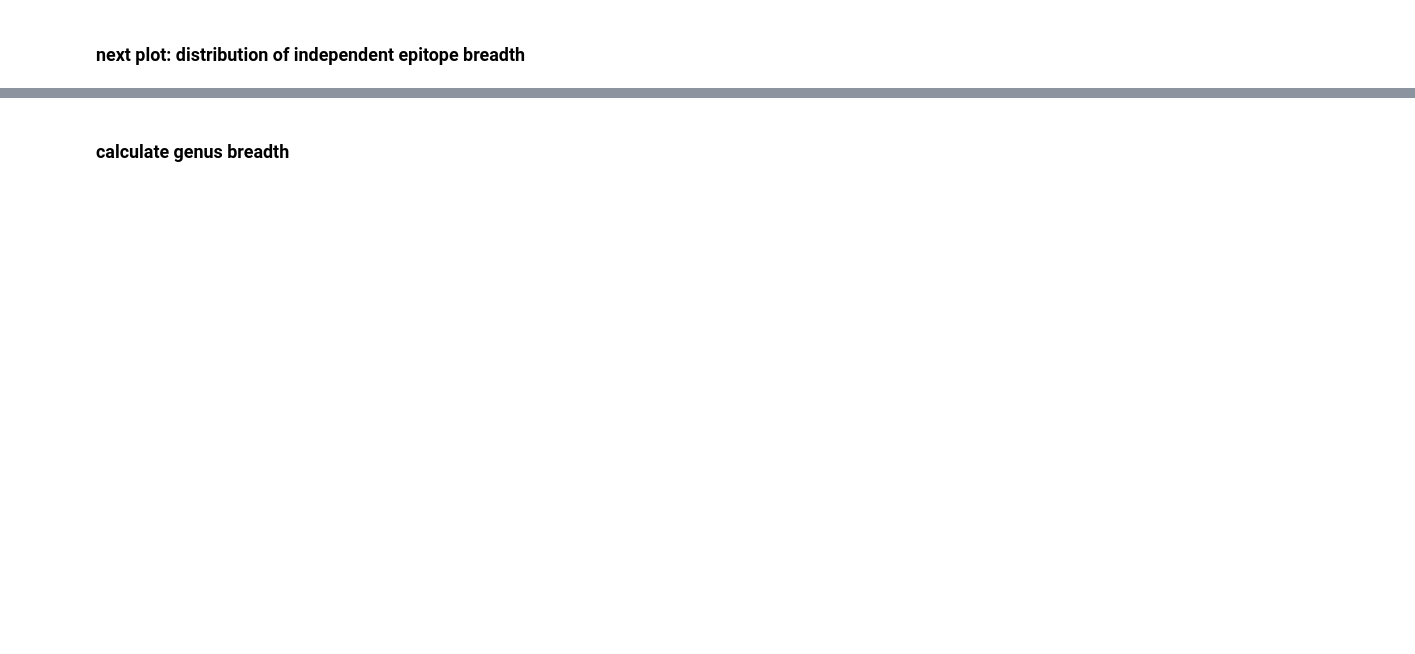
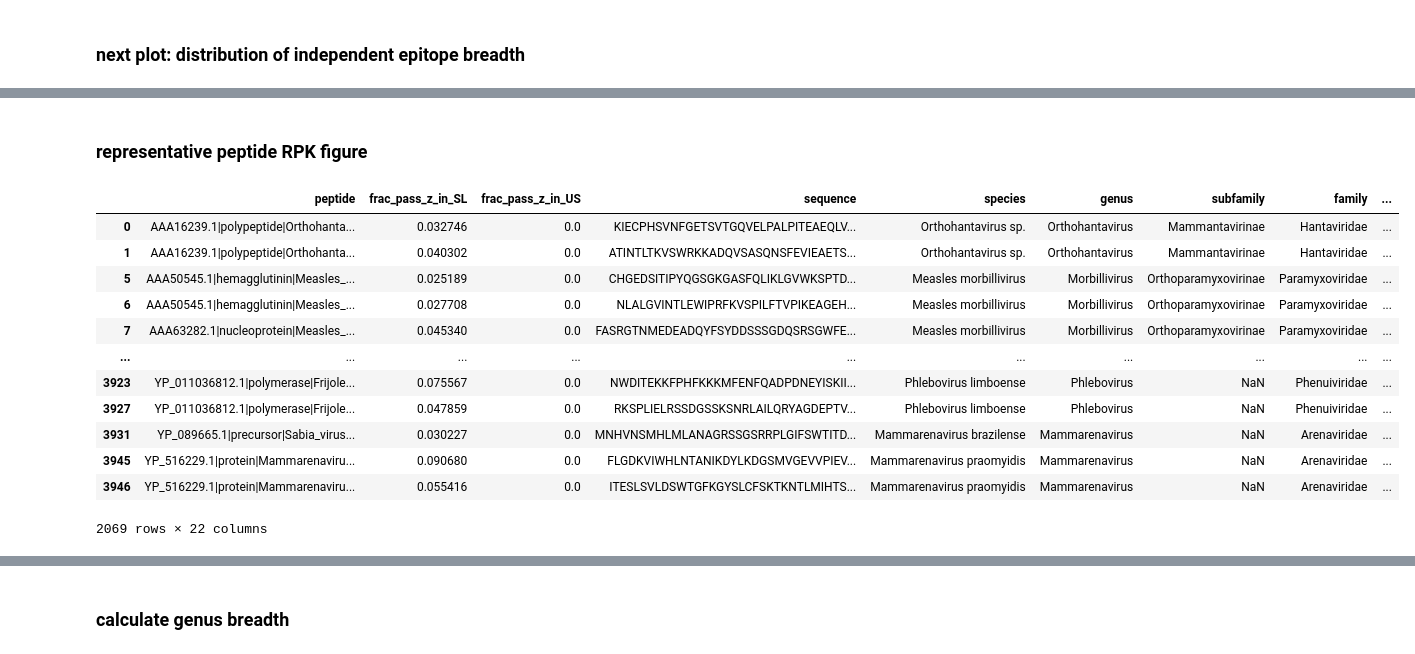
Before and after one commit to sporak577/lasv_phipseq_2026, a Jupyter notebook: Analysis_w_cluster_assignment_090426.ipynb/cluster_based_analysis_090526.ipynb, the cells around one changed output, grey strips where cells are left out. Drawn from its saved outputs; the diff is of its cells as text; code cells hidden in the pictures; blank space fills up the shorter version.

```diff
--- a/Analysis_w_cluster_assignment_090426.ipynb/cluster_based_analysis_090526.ipynb
+++ b/Analysis_w_cluster_assignment_090426.ipynb/cluster_based_analysis_090526.ipynb
@@ -481,0 +558,18 @@ plt.show()
+# %% [markdown]
+### representative peptide RPK figure
+# %%
+hits_species_specific
+# %% [output]
+|  | peptide | frac_pass_z_in_SL | frac_pass_z_in_US | sequence | species | genus | subfamily | family | ... |
+| 0 | AAA16239.1|polypeptide|Orthohanta... | 0.032746 | 0.0 | KIECPHSVNFGETSVTGQVELPALPITEAEQLV... | Orthohantavirus sp. | Orthohantavirus | Mammantavirinae | Hantaviridae | ... |
+| 1 | AAA16239.1|polypeptide|Orthohanta... | 0.040302 | 0.0 | ATINTLTKVSWRKKADQVSASQNSFEVIEAETS... | Orthohantavirus sp. | Orthohantavirus | Mammantavirinae | Hantaviridae | ... |
+| 5 | AAA50545.1|hemagglutinin|Measles_... | 0.025189 | 0.0 | CHGEDSITIPYQGSGKGASFQLIKLGVWKSPTD... | Measles morbillivirus | Morbillivirus | Orthoparamyxovirinae | Paramyxoviridae | ... |
+| 6 | AAA50545.1|hemagglutinin|Measles_... | 0.027708 | 0.0 | NLALGVINTLEWIPRFKVSPILFTVPIKEAGEH... | Measles morbillivirus | Morbillivirus | Orthoparamyxovirinae | Paramyxoviridae | ... |
+| 7 | AAA63282.1|nucleoprotein|Measles_... | 0.045340 | 0.0 | FASRGTNMEDEADQYFSYDDSSSGDQSRSGWFE... | Measles morbillivirus | Morbillivirus | Orthoparamyxovirinae | Paramyxoviridae | ... |
+| ... | ... | ... | ... | ... | ... | ... | ... | ... | ... |
+| 3923 | YP_011036812.1|polymerase|Frijole... | 0.075567 | 0.0 | NWDITEKKFPHFKKKMFENFQADPDNEYISKII... | Phlebovirus limboense | Phlebovirus | NaN | Phenuiviridae | ... |
+| 3927 | YP_011036812.1|polymerase|Frijole... | 0.047859 | 0.0 | RKSPLIELRSSDGSSKSNRLAILQRYAGDEPTV... | Phlebovirus limboense | Phlebovirus | NaN | Phenuiviridae | ... |
+| 3931 | YP_089665.1|precursor|Sabia_virus... | 0.030227 | 0.0 | MNHVNSMHLMLANAGRSSGSRRPLGIFSWTITD... | Mammarenavirus brazilense | Mammarenavirus | NaN | Arenaviridae | ... |
+| 3945 | YP_516229.1|protein|Mammarenaviru... | 0.090680 | 0.0 | FLGDKVIWHLNTANIKDYLKDGSMVGEVVPIEV... | Mammarenavirus praomyidis | Mammarenavirus | NaN | Arenaviridae | ... |
+| 3946 | YP_516229.1|protein|Mammarenaviru... | 0.055416 | 0.0 | ITESLSVLDSWTGFKGYSLCFSKTKNTLMIHTS... | Mammarenavirus praomyidis | Mammarenavirus | NaN | Arenaviridae | ... |
+2069 rows × 22 columns
```
Also changed, not shown: parts of 17 cells of this notebook, 1 other file.
